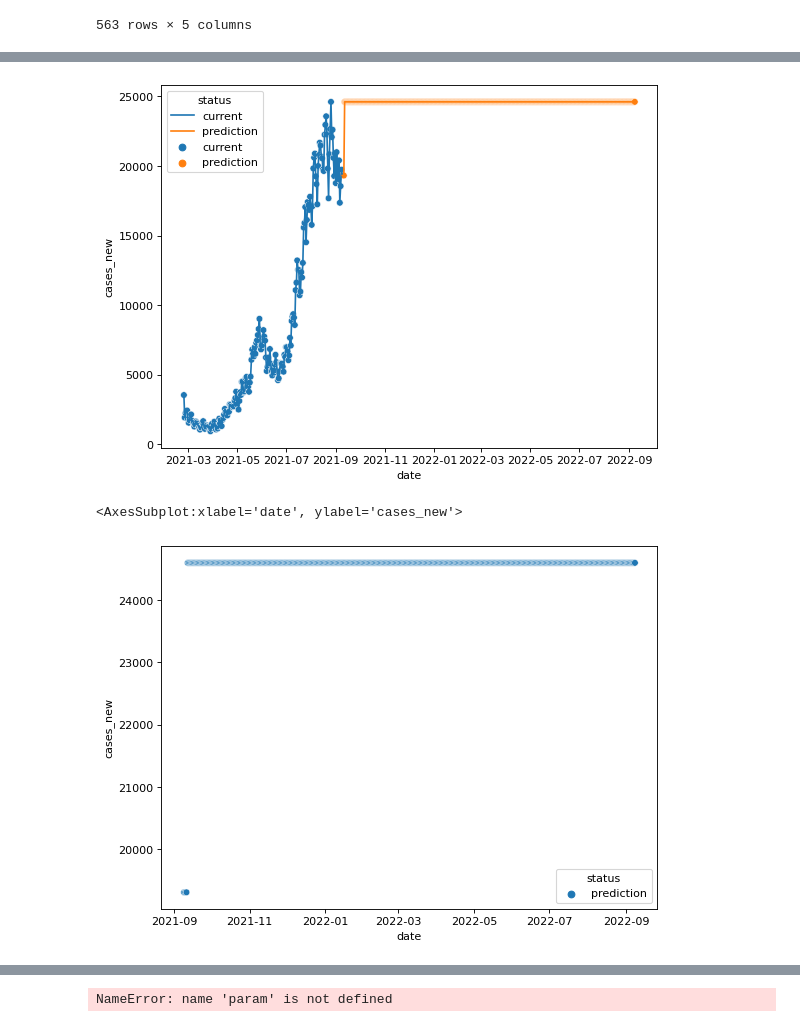
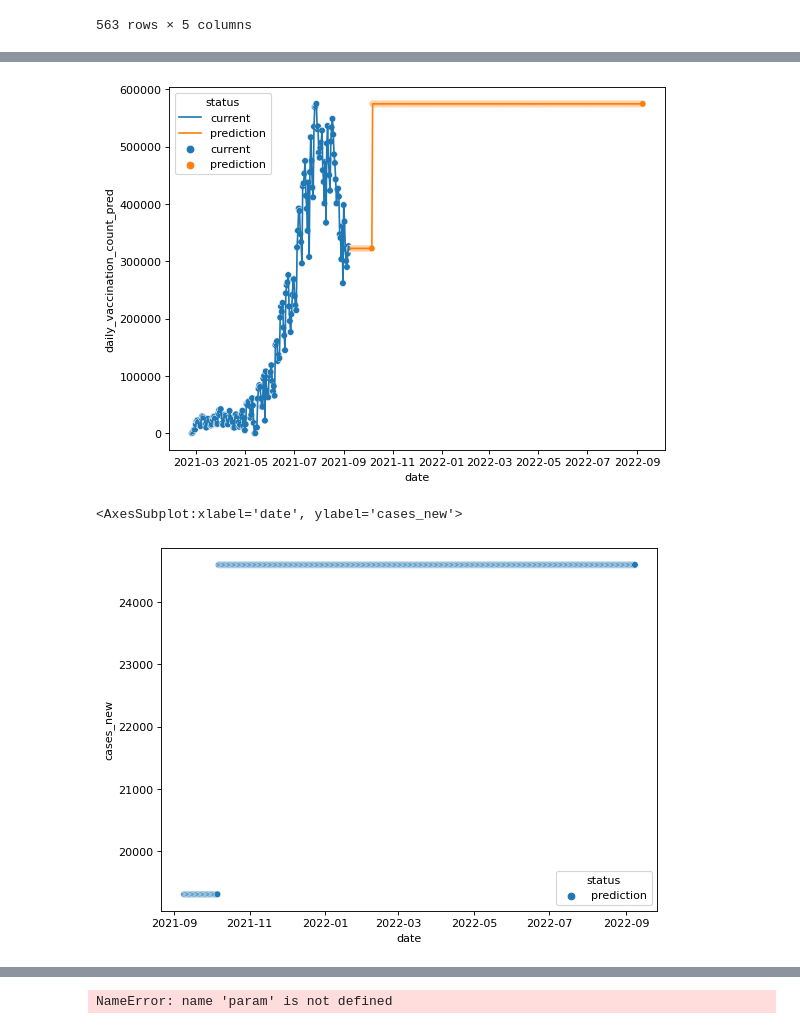
Before and after one commit to aarontanx/covid19-Malaysia-Analysis, a Jupyter notebook: Regression V2.ipynb, the cells around one changed output, grey strips where cells are left out. Cells and saved outputs as stored; diff of their text form; code cells hidden in the pictures.

Commit message:
Added Time Series Prediction for Case & Vaccination

```diff
--- a/Regression V2.ipynb
+++ b/Regression V2.ipynb
@@ -53,11 +58,11 @@ dfCurrent['status'] = 'current'
+# %%
+param_grid = {'C': [0.01,0.1,1, 10], 'gamma': [1,0.1,0.01,0.001],'kernel': ['rbf', 'poly', 'sigmoid']}
 # %%
 # Model for new vaccine count
-param_grid = {'C': [0.001,0.01,0.1,1, 10, 100], 'gamma': [100,10,1,0.1,0.01,0.001],'kernel': ['rbf', 'poly', 'sigmoid']}
-
 X = dfCurrent[['days_since']] #, 'cases_new', 'cases_recovered']]
 y = dfCurrent['daily_vaccination_count']
 
-grid = GridSearchCV(SVC(),param_grid,refit=True,verbose=2, cv=[(slice(None), slice(None))])
+grid = GridSearchCV(SVC(),param_grid,refit=True,verbose=10, cv=[(slice(None), slice(None))])
 grid.fit(X,y)
-param = grid.best_params_
+grid.best_params_
 # %% [output]
@@ -86,9 +92,15 @@ dfPredict = pd.DataFrame()
 dfPredict['days_since'] = pd.Series(forecastDays100)
 dfPredict['date'] = pd.Series(forecastDate100)
 
+tmp = dfCurrent.append(dfPredict).copy()
+
 X = dfPredict[['days_since']]
+dfPredict['daily_vaccination_count'] = grid.predict(X)
 
-dfPredict['daily_vaccination_count'] = grid.predict(X)
+X = tmp[['days_since']]
+tmp['daily_vaccination_count_pred'] = grid.predict(X)
+
+tmp['status'] = tmp['status'].fillna('prediction')
 # %%
 # Model for new case
 
@@ -142,18 +171,18 @@ dfCombined
 # %%
 figure(figsize=(8, 6), dpi=80)
 
-sns.scatterplot(data = dfCombined, x = 'date', y='cases_new', hue='status')
-sns.lineplot(data = dfCombined, x = 'date', y='cases_new', hue = 'status')
+sns.scatterplot(data = tmp, x = 'date', y='daily_vaccination_count_pred', hue='status')
+sns.lineplot(data = tmp, x = 'date', y='daily_vaccination_count_pred', hue='status')
 
 plt.show()
 # %% [output]
-[figure, old version]
+[figure, new version]
 # %%
 figure(figsize=(8, 6), dpi=80)
 sns.scatterplot(data = dfCombined[dfCombined['status'] == 'prediction'], x = 'date', y='cases_new', hue='status')
 # %% [output]
 <AxesSubplot:xlabel='date', ylabel='cases_new'>
-[figure, old version]
+[figure, new version]
 # %%
 figure(figsize=(8, 6), dpi=80)
 sns.scatterplot(data = dfCombined[dfCombined['status'] == 'prediction'], x = 'date', y='cases_new', hue='status')
```
Also changed, not shown: parts of 7 cells of this notebook, 6 other files.
